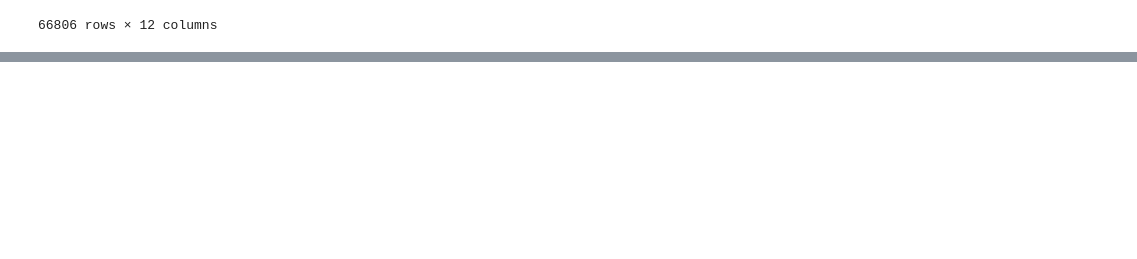
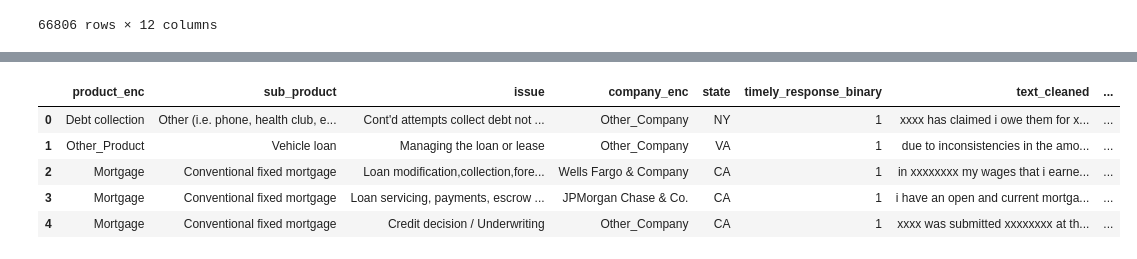
Before and after one commit to deeason7/cfpb_, a Jupyter notebook: notebooks/eda.ipynb, the cells around one changed output, grey strips where cells are left out. Saved outputs shown, nothing was run; the diff lists cells and outputs as text; code cells hidden in the pictures; blank space fills up the shorter version.

```diff
--- a/notebooks/eda.ipynb
+++ b/notebooks/eda.ipynb
@@ -278,3 +278,9 @@ df.drop('company', axis = 1)
 | 66804 | Mortgage | Conventional fixed mortgage | Application, originator, mortgage... | AZ | Yes | i recently became aware that amer... | 1 | ... |
 | 66805 | Mortgage | Conventional fixed mortgage | Application, originator, mortgage... | GA | Yes | bank of america has demonstrated ... | 1 | ... |
 66806 rows × 12 columns
+# %%
+# Create dispute rate feature
+prod_rate = df.groupby('product')['consumer_disputed_binary'].mean()
+prod_rate
+df['product_dispute_rate'] = df['product'].map(prod_rate)
+df['product_dispute_rate']
@@ -280,0 +300,4 @@ df.drop('company', axis = 1)
+# %%
+# Normalize text length
+df['text_length_norm'] = (df['text_length']-df['text_length'].mean())/df['text_length'].std()
+df['text_length_norm']
@@ -280,0 +317,13 @@ df.drop('company', axis = 1)
+# %%
+# Final dataset columns
+enhanced = df[['product_enc','sub_product','issue','company_enc',
+               'state','timely_response_binary','text_cleaned',
+               'text_length_norm','product_dispute_rate','consumer_disputed_binary']]
+enhanced.head()
+# %% [output]
+|  | product_enc | sub_product | issue | company_enc | state | timely_response_binary | text_cleaned | ... |
+| 0 | Debt collection | Other (i.e. phone, health club, e... | Cont'd attempts collect debt not ... | Other_Company | NY | 1 | xxxx has claimed i owe them for x... | ... |
+| 1 | Other_Product | Vehicle loan | Managing the loan or lease | Other_Company | VA | 1 | due to inconsistencies in the amo... | ... |
+| 2 | Mortgage | Conventional fixed mortgage | Loan modification,collection,fore... | Wells Fargo & Company | CA | 1 | in xxxxxxxx my wages that i earne... | ... |
+| 3 | Mortgage | Conventional fixed mortgage | Loan servicing, payments, escrow ... | JPMorgan Chase & Co. | CA | 1 | i have an open and current mortga... | ... |
+| 4 | Mortgage | Conventional fixed mortgage | Credit decision / Underwriting | Other_Company | CA | 1 | xxxx was submitted xxxxxxxx at th... | ... |
```
Also changed, not shown: parts of 4 cells of this notebook.
